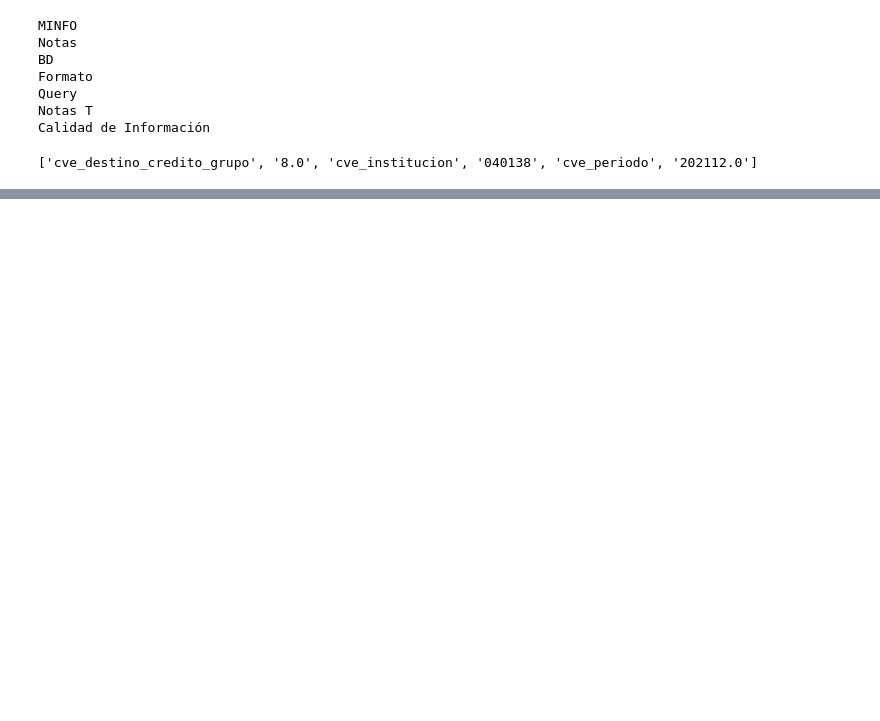
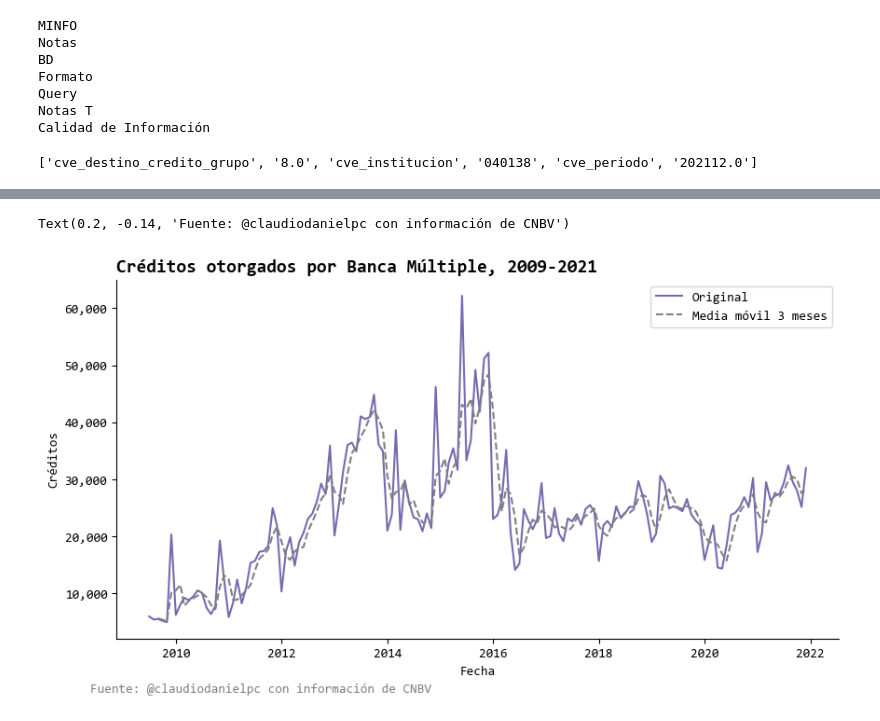
Before and after one commit to claudiodanielpc/limpieza_datos, a Jupyter notebook: cred_vivi_cnbv_tablasdinexcel.ipynb, the cells around one changed output, grey strips where cells are left out. Cells and saved outputs as stored; diff of their text form; code cells hidden in the pictures; blank space fills up the shorter version.

```diff
--- a/cred_vivi_cnbv_tablasdinexcel.ipynb
+++ b/cred_vivi_cnbv_tablasdinexcel.ipynb
@@ -87,3 +93,29 @@ df
 # %%
 #Cerrar el libro de excel sin guardar los cambios
 wb.Close(False)
+# %%
+plt.rcParams["font.family"]="Consolas"
+c="#756bb1"
+
+#Gráfica de línea de la variable "Suma de creditos" y su media móvil de 12 meses
+fig = plt.subplots(figsize=(10,5))
+plt.plot(df["fecha"], df["creditos"], color=c, label="Original")
+plt.plot(df["fecha"], df["media_movil"], color="grey", label="Media móvil 3 meses", linestyle="--")
+
+#Agregar título a la gráfica
+plt.title("Créditos otorgados por Banca Múltiple, 2009-2021", fontsize=14, fontweight="bold", loc="left")
+#Agregar etiqueta al eje x
+plt.xlabel("Fecha")
+#Agregar etiqueta al eje y
+plt.ylabel("Créditos")
+#Eje y con comas
+plt.gca().yaxis.set_major_formatter(plt.FuncFormatter(lambda x, loc: "{:,}".format(int(x))))
+#ELiminar marco superior y derecho
+plt.gca().spines['top'].set_visible(False)
+plt.gca().spines['right'].set_visible(False)
+#Agregar leyenda
+plt.legend()
+plt.text(0.2, -0.14, 'Fuente: @claudiodanielpc con información de CNBV', fontsize=10, color='gray', ha='center', va='center', transform=plt.gca().transAxes)
+# %% [output]
+Text(0.2, -0.14, 'Fuente: @claudiodanielpc con información de CNBV')
+[figure, added]
```
Also changed, not shown: parts of 3 cells of this notebook.
